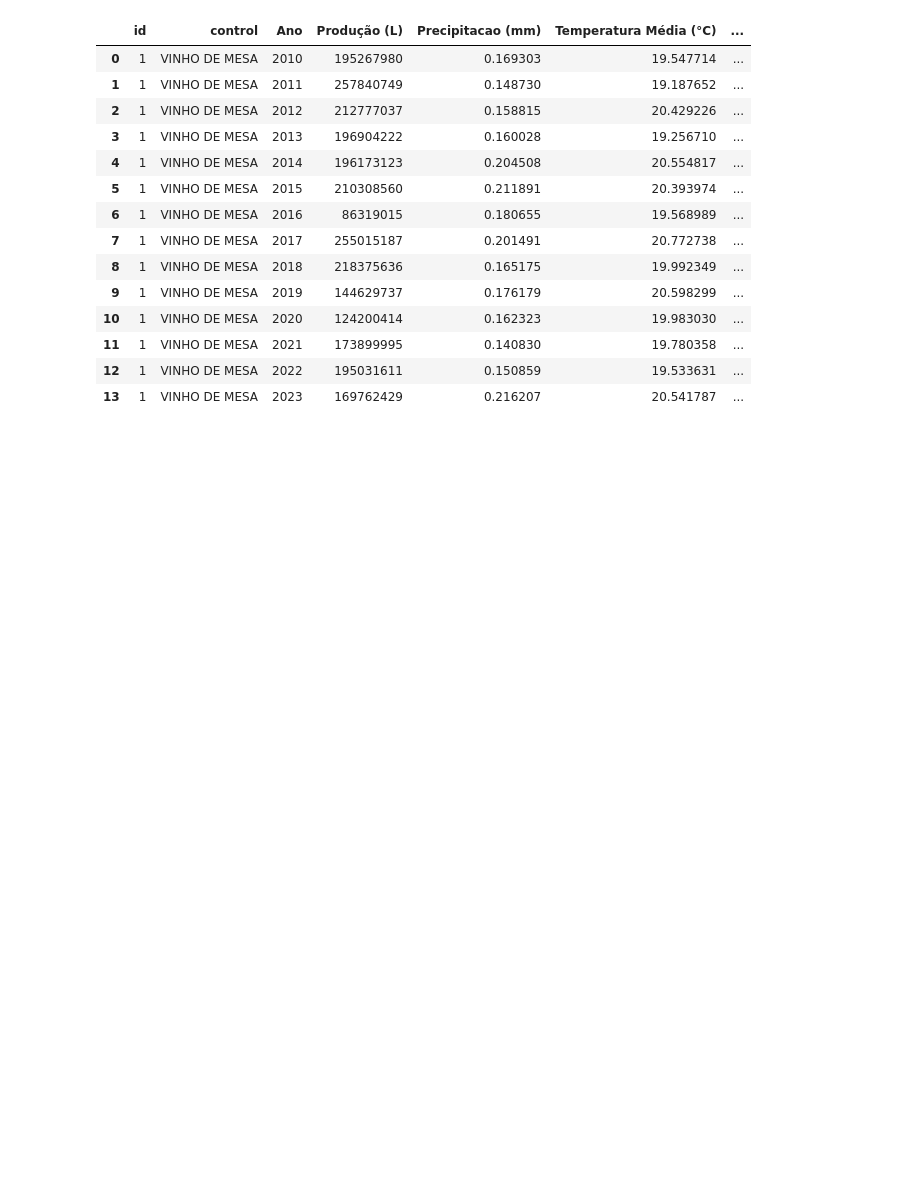
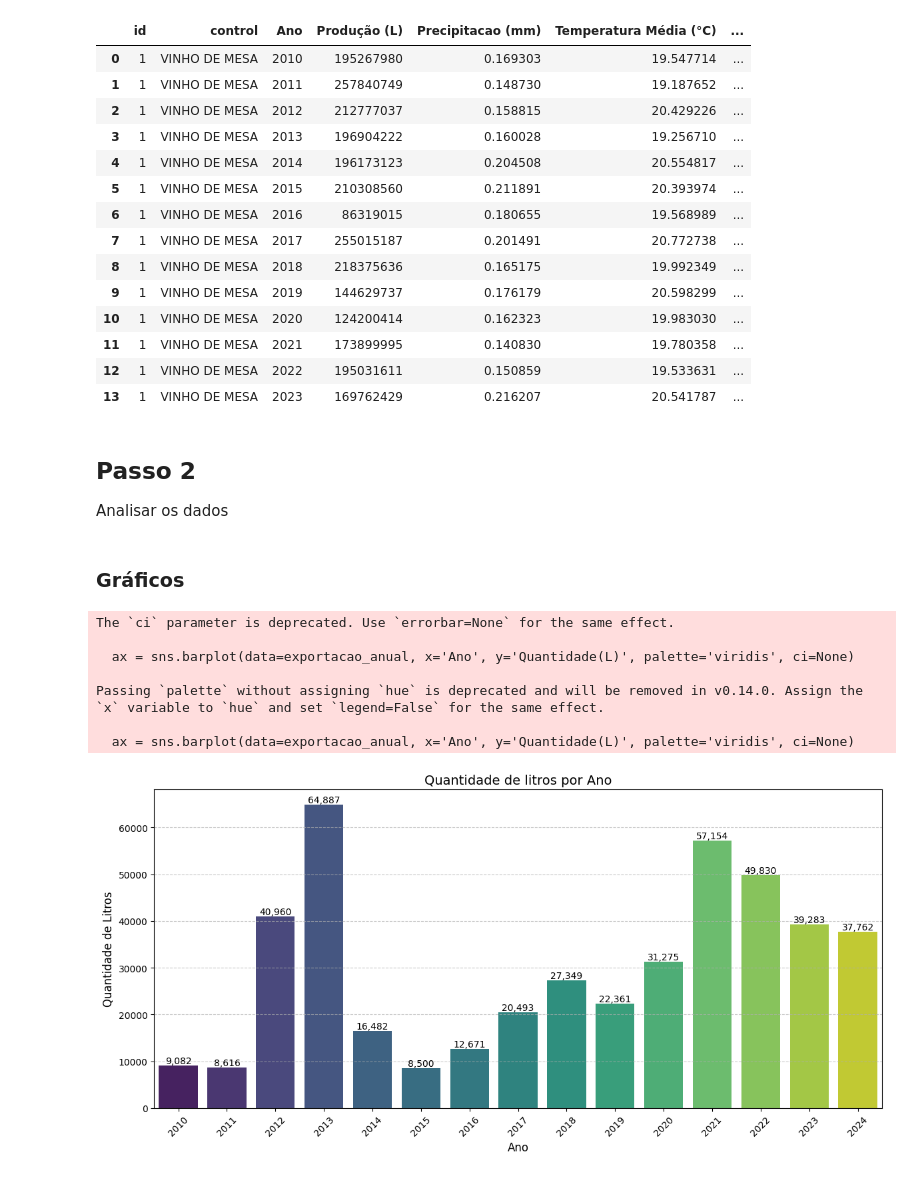
Before and after one commit to LaisST/FIAP_202501_HandsOn_data_analytics, a Jupyter notebook: Tech_Challenge_Clima_x_Exportacao.ipynb, the cells around one changed output. Saved outputs shown, nothing was run; the diff lists cells and outputs as text; code cells hidden in the pictures; blank space fills up the shorter version.

```diff
--- a/Tech_Challenge_Clima_x_Exportacao.ipynb
+++ b/Tech_Challenge_Clima_x_Exportacao.ipynb
@@ -141,7 +141,7 @@ colunas_necessarias_exportacao = [
 ]
 # %%
 # Agrupar por ano e calcular a média
-exportacao_anual = exportacao_anual_Pais.groupby('Ano')[colunas_necessarias].mean().reset_index()
+exportacao_anual = exportacao_anual_Pais.groupby('Ano')[colunas_necessarias_exportacao].mean().reset_index()
 # %%
 # Visualizar e salvar em excel
 #Salvando os dados organizados em outra planilha csv
@@ -418,3 +418,44 @@ clima_producao_exportacao
 # %%
 #Salvar dataframe final em excel
 clima_producao_exportacao.to_excel('/content/clima_producao_exportacao.xlsx', index=False)
+# %% [markdown]
+## Passo 2
+Analisar os dados
+# %% [markdown]
+### Gráficos
+# %%
+#Criar um gráfico de barras para exibir a quantidade de litros exportados por ano
+plt.figure(figsize=(12, 6))
+ax = sns.barplot(data=exportacao_anual, x='Ano', y='Quantidade(L)', palette='viridis', ci=None)
+
+# Adicionar rótulos de dados
+for p in ax.patches:
+    height = p.get_height()
+    ax.text(
+        p.get_x() + p.get_width() / 2,  # posição x central da barra
+        height,                         # altura da barra (posição y)
+        f'{height:,.0f}',               # formatação do valor (sem casas decimais, com separador de milhar)
+        ha='center',                    # alinhamento horizontal
+        va='bottom',                    # alinhamento vertical
+        fontsize=10,
+        color='black'
+    )
+
+# Personalizar o gráfico
+plt.title('Quantidade de litros por Ano', fontsize=14)
+plt.xlabel('Ano', fontsize=12)
+plt.ylabel('Quantidade de Litros', fontsize=12)
+plt.grid(axis='y', linestyle='--', alpha=0.7)
+plt.xticks(rotation=45)
+
+plt.tight_layout()
+plt.show()
+# %% [output]
+The `ci` parameter is deprecated. Use `errorbar=None` for the same effect.
+
+  ax = sns.barplot(data=exportacao_anual, x='Ano', y='Quantidade(L)', palette='viridis', ci=None)
+
+Passing `palette` without assigning `hue` is deprecated and will be removed in v0.14.0. Assign the `x` variable to `hue` and set `legend=False` for the same effect.
+
+  ax = sns.barplot(data=exportacao_anual, x='Ano', y='Quantidade(L)', palette='viridis', ci=None)
+[figure, added]
```
Also changed, not shown: parts of 2 cells of this notebook.
